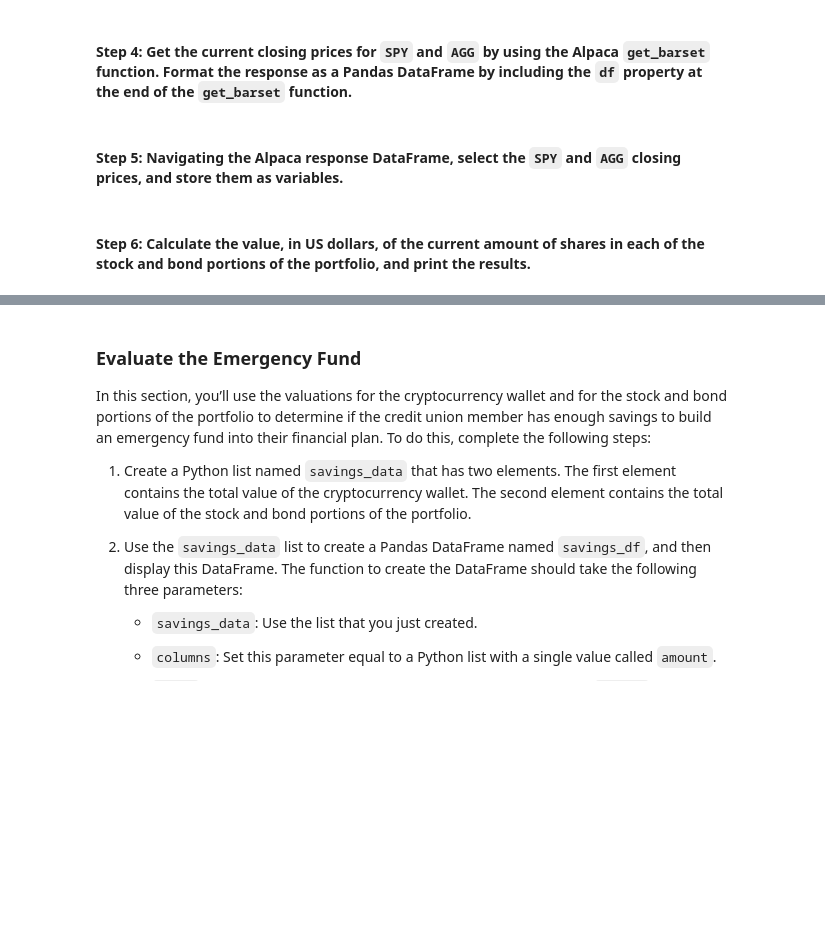
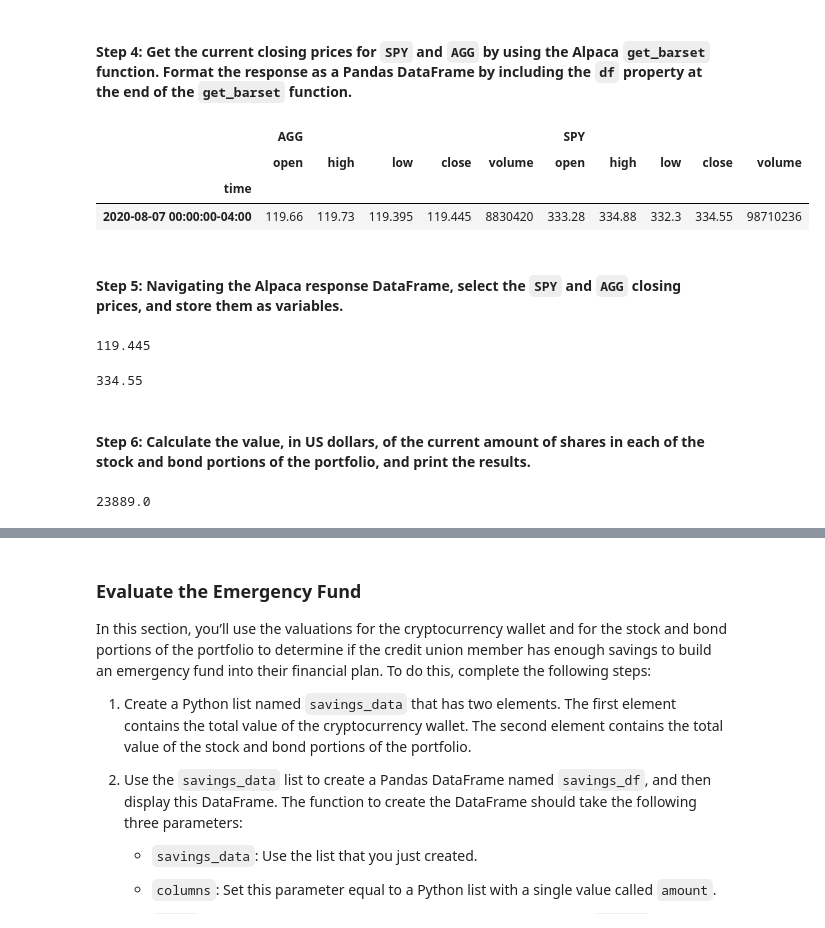
Before and after one commit to druchkamgar/Challenge_5, a Jupyter notebook: Starter_Code/financial_planning_tools.ipynb, the cells around one changed output, grey strips where cells are left out. Cells and saved outputs as stored; diff of their text form; code cells hidden in the pictures; blank space fills up the shorter version.

```diff
--- a/Starter_Code/financial_planning_tools.ipynb
+++ b/Starter_Code/financial_planning_tools.ipynb
@@ -191,11 +191,11 @@ agg_shares = 200
 #### Step 2: Set the variables for the Alpaca API and secret keys. Using the Alpaca SDK, create the Alpaca `tradeapi.REST` object. In this object, include the parameters for the Alpaca API key, the secret key, and the version number.
 # %%
 # Set the variables for the Alpaca API and secret keys
-# YOUR CODE HERE
-# YOUR CODE HERE
+alpaca_api_key=os.getenv('ALPACA_API_KEY')
+alpaca_secret_key=os.getenv('ALPACA_SECRET_KEY')
 
 # Create the Alpaca tradeapi.REST object
-# YOUR CODE HERE
+a_api=tradeapi.REST(alpaca_api_key,alpaca_secret_key,api_version='v2')
 # %% [markdown]
 #### Step 3: Set the following parameters for the Alpaca API call:
 
@@ -206,49 +206,66 @@ agg_shares = 200
 - `start_date` and `end_date`: Use the same date for these parameters, and format them with the date of the previous weekday (or `2020-08-07`). This is because you want the one closing price for the most-recent trading day.
 # %%
 # Set the tickers for both the bond and stock portion of the portfolio
-# YOUR CODE HERE
+tickers=['SPY','AGG']
+
 
 # Set timeframe to 1D
-# YOUR CODE HERE
-
+timeframe='1D'
 # Format current date as ISO format
 # Set both the start and end date at the date of your prior weekday
 # This will give you the closing price of the previous trading day
 # Alternatively you can use a start and end date of 2020-08-07
-# YOUR CODE HERE
-# YOUR CODE HERE
+
+start=pd.Timestamp('2020-08-07',tz='America/New_York').isoformat()
+end=pd.Timestamp('2020-08-07',tz='America/New_York').isoformat()
 # %% [markdown]
 #### Step 4: Get the current closing prices for `SPY` and `AGG` by using the Alpaca `get_barset` function. Format the response as a Pandas DataFrame by including the `df` property at the end of the `get_barset` function.
 # %%
 # Use the Alpaca get_barset function to get current closing prices the portfolio
 # Be sure to set the `df` property after the function to format the response object as a DataFrame
-# YOUR CODE HERE
+
+portfolio_df=a_api.get_barset(tickers,
+                              timeframe,
+                              start=start,
+                              end=end
+                             ).df
 
 # Review the first 5 rows of the Alpaca DataFrame
-# YOUR CODE HERE
+portfolio_df.head()
+# %% [output]
+|  | AGG |  |  |  |  | SPY |  |  |  |  |
+|  | open | high | low | close | volume | open | high | low | close | volume |
+| time |  |  |  |  |  |  |  |  |  |  |
+| 2020-08-07 00:00:00-04:00 | 119.66 | 119.73 | 119.395 | 119.445 | 8830420 | 333.28 | 334.88 | 332.3 | 334.55 | 98710236 |
 # %% [markdown]
 #### Step 5: Navigating the Alpaca response DataFrame, select the `SPY` and `AGG` closing prices, and store them as variables.
 # %%
 # Access the closing price for AGG from the Alpaca DataFrame
 # Converting the value to a floating point number
-agg_close_price = # YOUR CODE HERE
+agg_close_price = float(portfolio_df['AGG']['close'])
 
 # Print the AGG closing price
-# YOUR CODE HERE
+print(agg_close_price)
+# %% [output]
+119.445
 # %%
 # Access the closing price for SPY from the Alpaca DataFrame
 # Converting the value to a floating point number
-spy_close_price = # YOUR CODE HERE
+spy_close_price = float(portfolio_df['SPY']['close'])
 
 # Print the SPY closing price
-# YOUR CODE HERE
+print(spy_close_price)
+# %% [output]
+334.55
 # %% [markdown]
 #### Step 6: Calculate the value, in US dollars, of the current amount of shares in each of the stock and bond portions of the portfolio, and print the results.
 # %%
 # Calculate the current value of the bond portion of the portfolio
-agg_value = # YOUR CODE HERE
+agg_value = agg_close_price*agg_shares
 
 # Print the current value of the bond portfolio
-# YOUR CODE HERE
+print(agg_value)
+# %% [output]
+23889.0
 # %%
 # Calculate the current value of the stock portion of the portfolio
```
Also changed, not shown: parts of 2 cells of this notebook, 1 other file.
